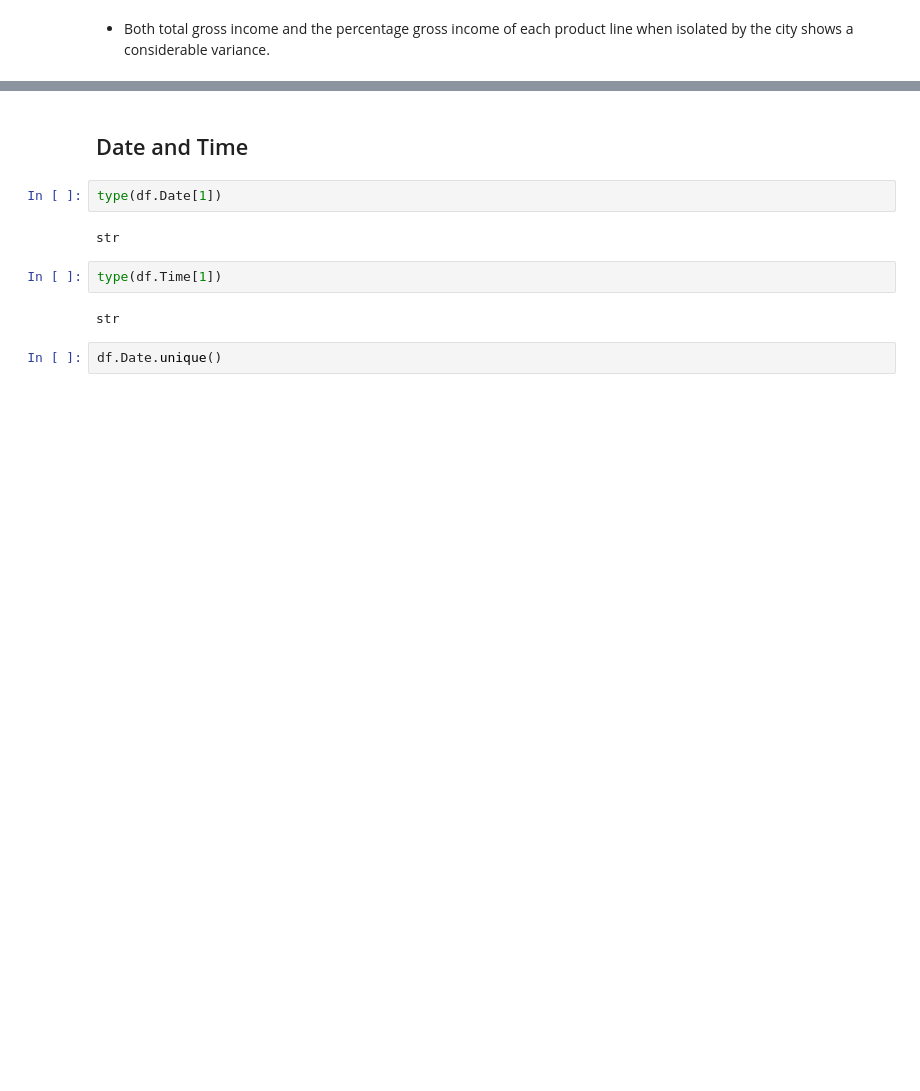
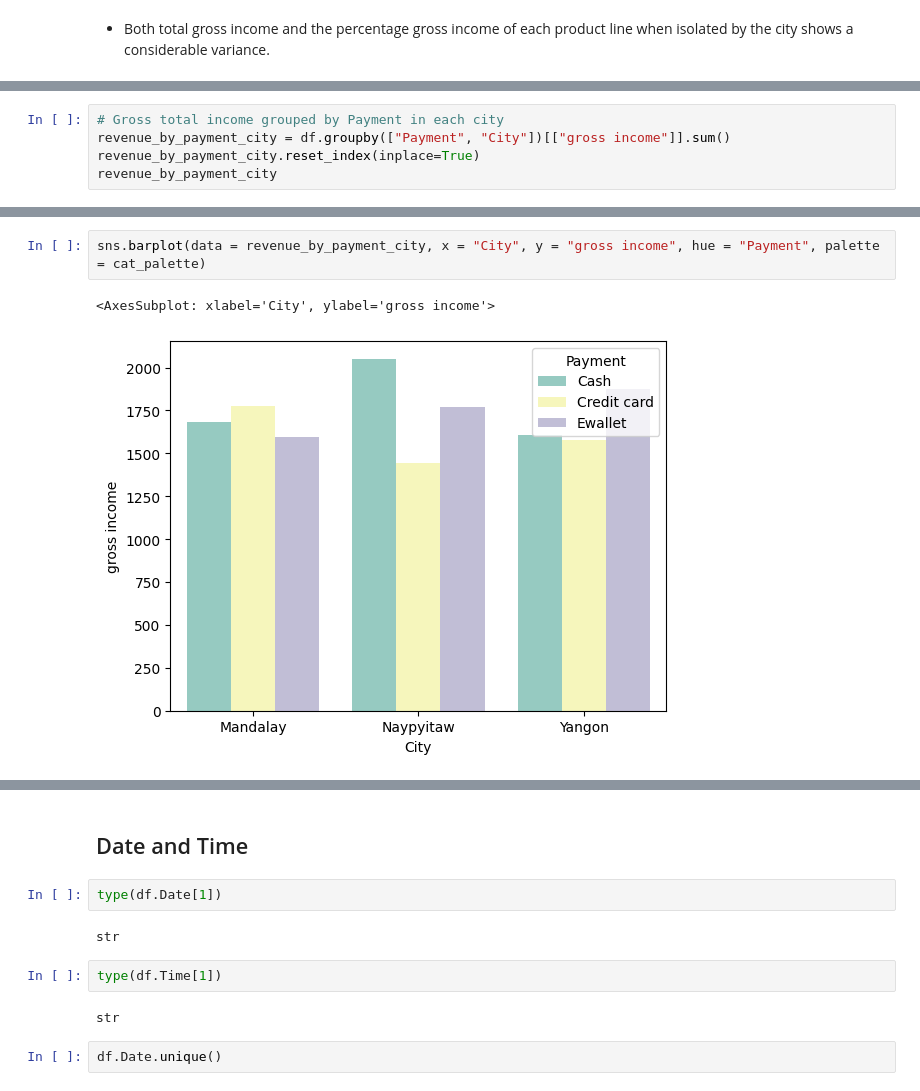
Before and after one commit to Zzzhenya/Supermarket_sales, a Jupyter notebook: Supermarket_data_exploration.ipynb, the cells around one changed output, grey strips where cells are left out. Saved outputs shown, nothing was run; the diff lists cells and outputs as text; blank space fills up the shorter version.

```diff
--- a/Supermarket_data_exploration.ipynb
+++ b/Supermarket_data_exploration.ipynb
@@ -425,0 +468,5 @@ sns.barplot(data = yangon , y = "Product line" , x = "%", color = cat_palette[5]
+# %%
+# Gross total income grouped by Payment in each city
+revenue_by_payment_city = df.groupby(["Payment", "City"])[["gross income"]].sum()
+revenue_by_payment_city.reset_index(inplace=True)
+revenue_by_payment_city
@@ -425,0 +484,5 @@ sns.barplot(data = yangon , y = "Product line" , x = "%", color = cat_palette[5]
+# %%
+sns.barplot(data = revenue_by_payment_city, x = "City", y = "gross income", hue = "Payment", palette = cat_palette)
+# %% [output]
+<AxesSubplot: xlabel='City', ylabel='gross income'>
+[figure, added]
```
Also changed, not shown: parts of 18 cells of this notebook.
